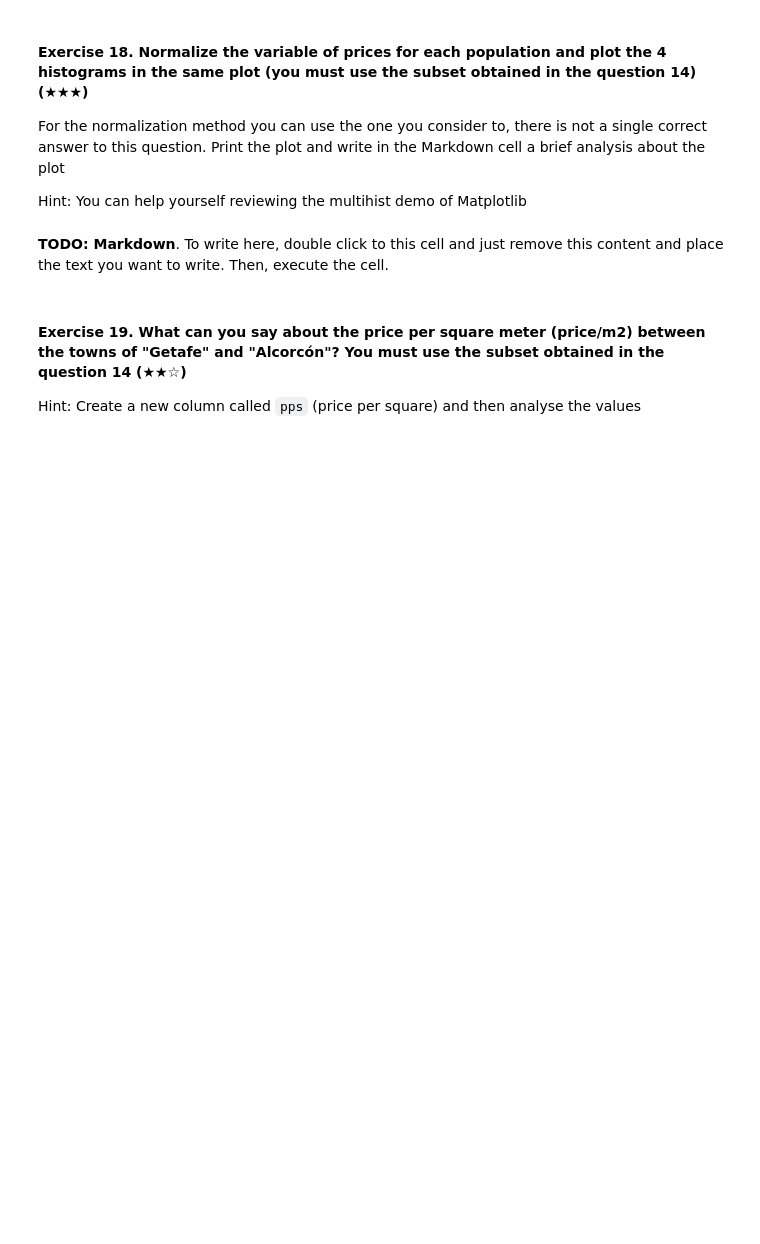
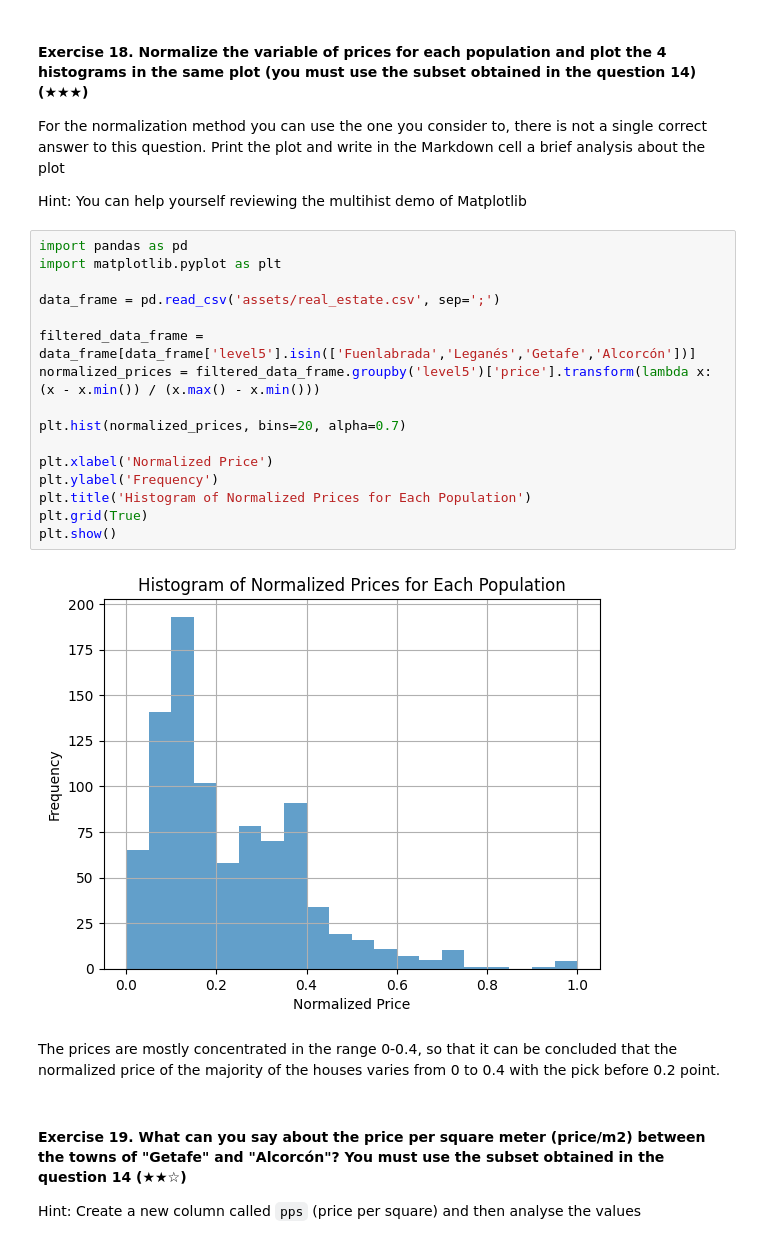
Before and after one commit to 4GeeksAcademy/Liutciia-realestate-datacleanup-exercise, a Jupyter notebook: project.ipynb, the cells around one changed output. Drawn from its saved outputs; the diff is of its cells as text; blank space fills up the shorter version.

```diff
--- a/project.ipynb
+++ b/project.ipynb
@@ -423,8 +414,26 @@ Name: price, dtype: int64
 For the normalization method you can use the one you consider to, there is not a single correct answer to this question. Print the plot and write in the Markdown cell a brief analysis about the plot
 
 Hint: You can help yourself reviewing the multihist demo of Matplotlib
+# %%
+import pandas as pd
+import matplotlib.pyplot as plt
+
+data_frame = pd.read_csv('assets/real_estate.csv', sep=';')
+
+filtered_data_frame = data_frame[data_frame['level5'].isin(['Fuenlabrada','Leganés','Getafe','Alcorcón'])]
+normalized_prices = filtered_data_frame.groupby('level5')['price'].transform(lambda x: (x - x.min()) / (x.max() - x.min()))
+
+plt.hist(normalized_prices, bins=20, alpha=0.7)
+
+plt.xlabel('Normalized Price')
+plt.ylabel('Frequency')
+plt.title('Histogram of Normalized Prices for Each Population')
+plt.grid(True)
+plt.show()
+# %% [output]
+[figure, added]
 # %% [markdown]
-**TODO: Markdown**. To write here, double click to this cell and just remove this content and place the text you want to write. Then, execute the cell.
+The prices are mostly concentrated in the range 0-0.4, so that it can be concluded that the normalized price of the majority of the houses varies from 0 to 0.4 with the pick before 0.2 point.
 # %% [markdown]
 #### Exercise 19. What can you say about the price per square meter (price/m2) between the towns of "Getafe" and "Alcorcón"? You must use the subset obtained in the question 14 (★★☆)
 
```
Also changed, not shown: parts of 17 cells of this notebook.
